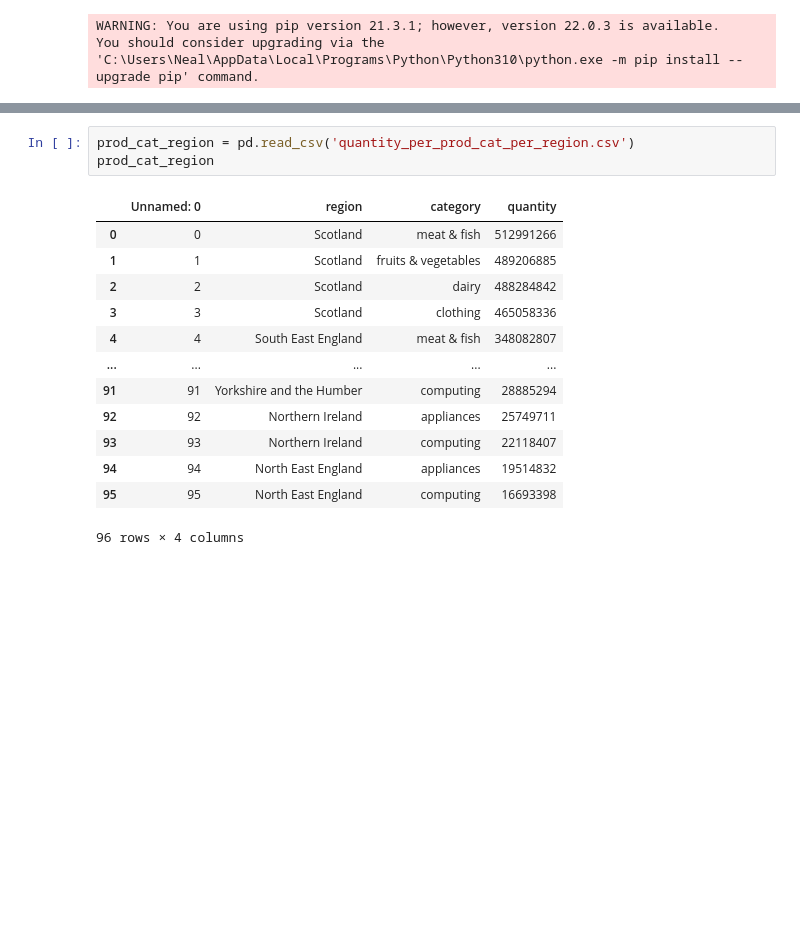
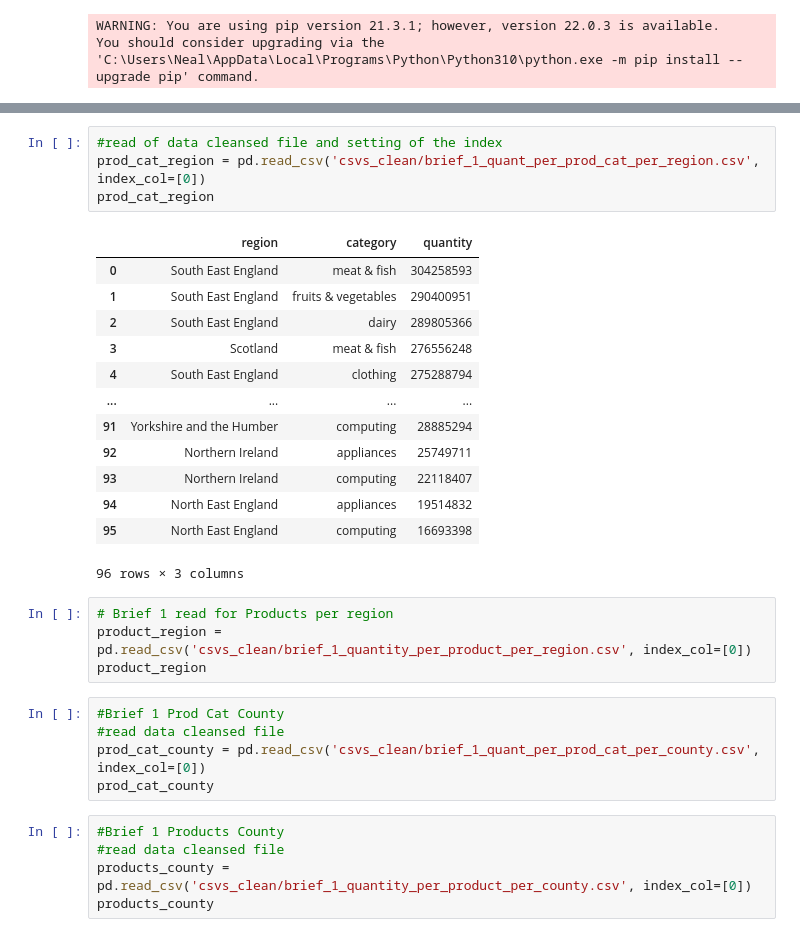
Before and after one commit to CodeMarie/final-project-part-2-dash-app, a Jupyter notebook: data.ipynb, the cells around one changed output, grey strips where cells are left out. Cells and saved outputs as stored; diff of their text form; blank space fills up the shorter version.

```diff
--- a/data.ipynb
+++ b/data.ipynb
@@ -49,17 +30,32 @@ prod_cat_county
-# %%
-prod_cat_region = pd.read_csv('quantity_per_prod_cat_per_region.csv')
-prod_cat_region
-# %% [output]
-|  | Unnamed: 0 | region | category | quantity |
-| 0 | 0 | Scotland | meat & fish | 512991266 |
-| 1 | 1 | Scotland | fruits & vegetables | 489206885 |
-| 2 | 2 | Scotland | dairy | 488284842 |
-| 3 | 3 | Scotland | clothing | 465058336 |
-| 4 | 4 | South East England | meat & fish | 348082807 |
-| ... | ... | ... | ... | ... |
-| 91 | 91 | Yorkshire and the Humber | computing | 28885294 |
-| 92 | 92 | Northern Ireland | appliances | 25749711 |
-| 93 | 93 | Northern Ireland | computing | 22118407 |
-| 94 | 94 | North East England | appliances | 19514832 |
-| 95 | 95 | North East England | computing | 16693398 |
-96 rows × 4 columns
+# %%
+#read of data cleansed file and setting of the index
+prod_cat_region = pd.read_csv('csvs_clean/brief_1_quant_per_prod_cat_per_region.csv', index_col=[0])
+prod_cat_region
+# %% [output]
+|  | region | category | quantity |
+| 0 | South East England | meat & fish | 304258593 |
+| 1 | South East England | fruits & vegetables | 290400951 |
+| 2 | South East England | dairy | 289805366 |
+| 3 | Scotland | meat & fish | 276556248 |
+| 4 | South East England | clothing | 275288794 |
+| ... | ... | ... | ... |
+| 91 | Yorkshire and the Humber | computing | 28885294 |
+| 92 | Northern Ireland | appliances | 25749711 |
+| 93 | Northern Ireland | computing | 22118407 |
+| 94 | North East England | appliances | 19514832 |
+| 95 | North East England | computing | 16693398 |
+96 rows × 3 columns
+# %%
+# Brief 1 read for Products per region
+product_region = pd.read_csv('csvs_clean/brief_1_quantity_per_product_per_region.csv', index_col=[0])
+product_region
+# %%
+#Brief 1 Prod Cat County
+#read data cleansed file
+prod_cat_county = pd.read_csv('csvs_clean/brief_1_quant_per_prod_cat_per_county.csv', index_col=[0])
+prod_cat_county
+# %%
+#Brief 1 Products County
+#read data cleansed file
+products_county = pd.read_csv('csvs_clean/brief_1_quantity_per_product_per_county.csv', index_col=[0])
+products_county
```
Also changed, not shown: parts of 18 cells of this notebook, 15 other files.
